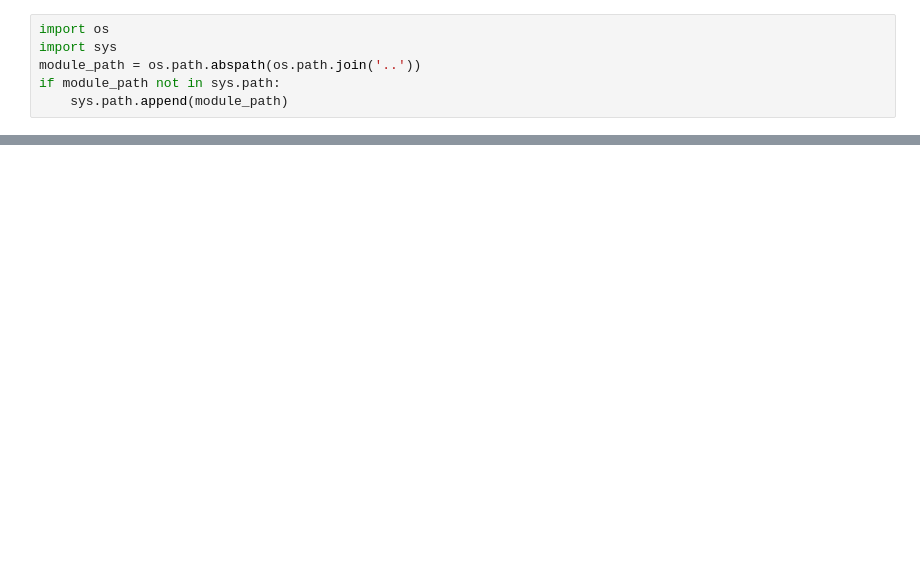
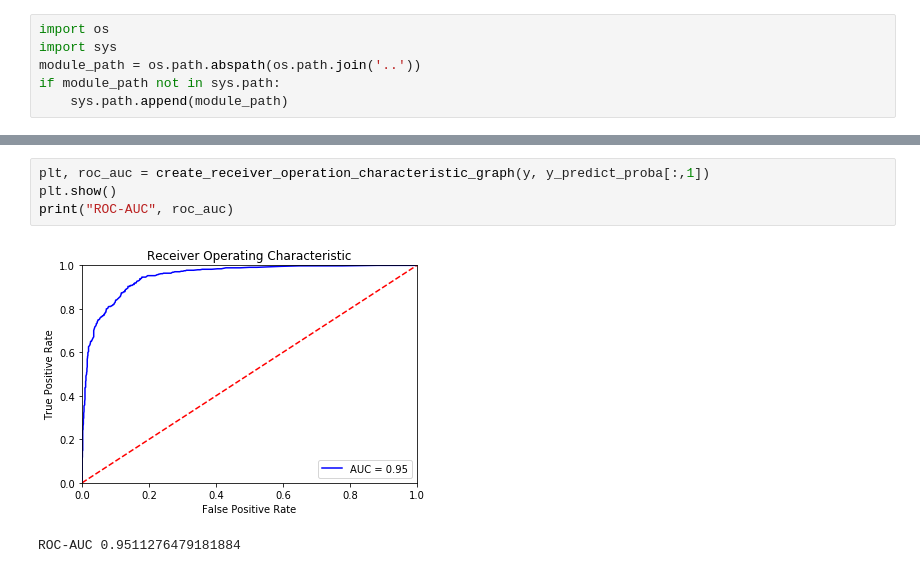
Before and after one commit to HPI-Information-Systems/wikipediatablevandalism, a Jupyter notebook: vandalism-classifier/notebook/single_label_classifier_evaluation.ipynb, the cells around one changed output, grey strips where cells are left out. Cells and saved outputs as stored; diff of their text form; blank space fills up the shorter version.

```diff
--- a/vandalism-classifier/notebook/single_label_classifier_evaluation.ipynb
+++ b/vandalism-classifier/notebook/single_label_classifier_evaluation.ipynb
@@ -33,0 +64,7 @@ y_predict = clf.test()
+# %%
+plt, roc_auc = create_receiver_operation_characteristic_graph(y, y_predict_proba[:,1])
+plt.show()
+print("ROC-AUC", roc_auc)
+# %% [output]
+[figure, added]
+ROC-AUC 0.9511276479181884
```
Also changed, not shown: parts of 10 cells of this notebook, 6 other files.
